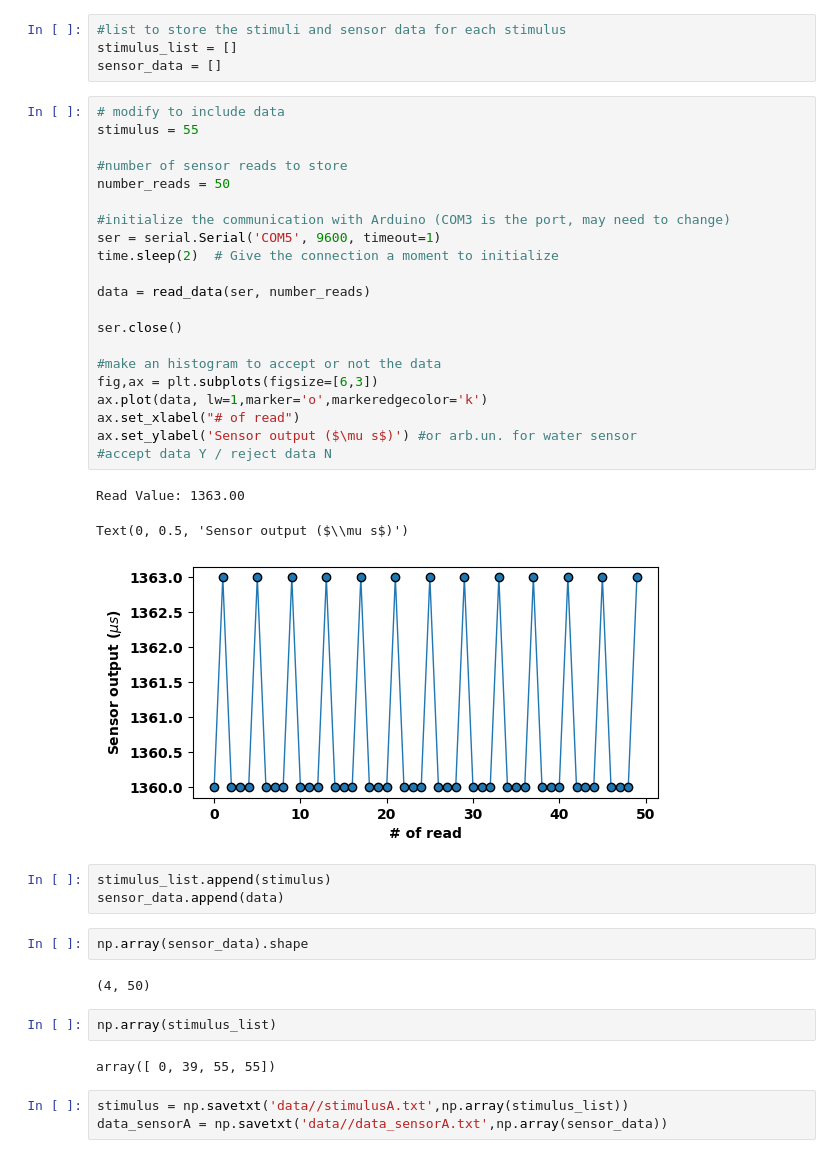
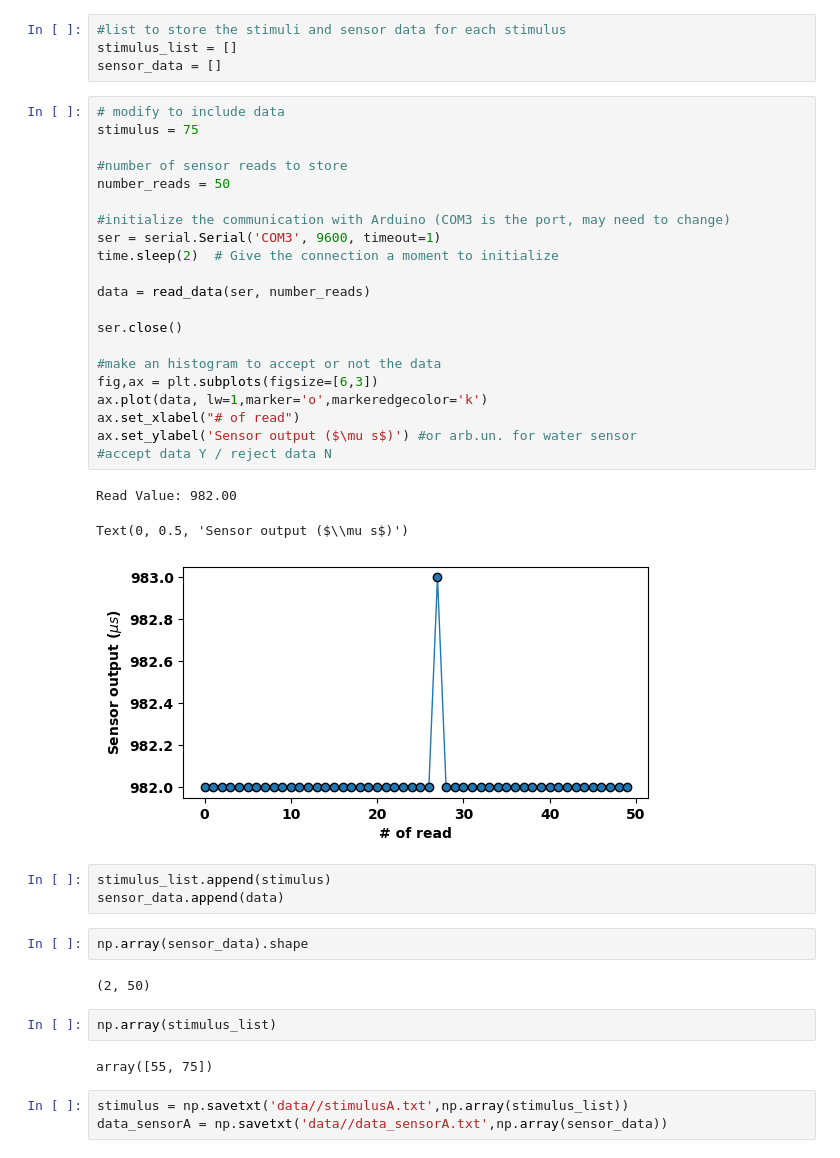
Before and after one commit to nunoazevedosilva/Sensors2025, a Jupyter notebook: HandsOn Activity 2/HandsOn_2.ipynb, the cells around one changed output. Drawn from its saved outputs; the diff is of its cells as text.

```diff
--- a/HandsOn Activity 2/HandsOn_2.ipynb
+++ b/HandsOn Activity 2/HandsOn_2.ipynb
@@ -69,40 +90,40 @@ stimulus_list = []
 sensor_data = []
 # %%
 # modify to include data
-stimulus = 55
+stimulus = 75
 
 #number of sensor reads to store
 number_reads = 50
 
 #initialize the communication with Arduino (COM3 is the port, may need to change)
-ser = serial.Serial('COM5', 9600, timeout=1)
+ser = serial.Serial('COM3', 9600, timeout=1)
 time.sleep(2)  # Give the connection a moment to initialize
 
 data = read_data(ser, number_reads)
 
 ser.close()
 
 #make an histogram to accept or not the data
 fig,ax = plt.subplots(figsize=[6,3])
 ax.plot(data, lw=1,marker='o',markeredgecolor='k')
 ax.set_xlabel("# of read")
 ax.set_ylabel('Sensor output ($\mu s$)') #or arb.un. for water sensor
 #accept data Y / reject data N
 # %% [output]
-Read Value: 1363.00
+Read Value: 982.00
 Text(0, 0.5, 'Sensor output ($\\mu s$)')
-[figure, old version]
+[figure, new version]
 # %%
 stimulus_list.append(stimulus)
 sensor_data.append(data)
 # %%
 np.array(sensor_data).shape
 # %% [output]
-(4, 50)
+(2, 50)
 # %%
 np.array(stimulus_list)
 # %% [output]
-array([ 0, 39, 55, 55])
+array([55, 75])
 # %%
 stimulus = np.savetxt('data//stimulusA.txt',np.array(stimulus_list))
 data_sensorA = np.savetxt('data//data_sensorA.txt',np.array(sensor_data))
```
Also changed, not shown: parts of 1 cell of this notebook, 8 other files.
